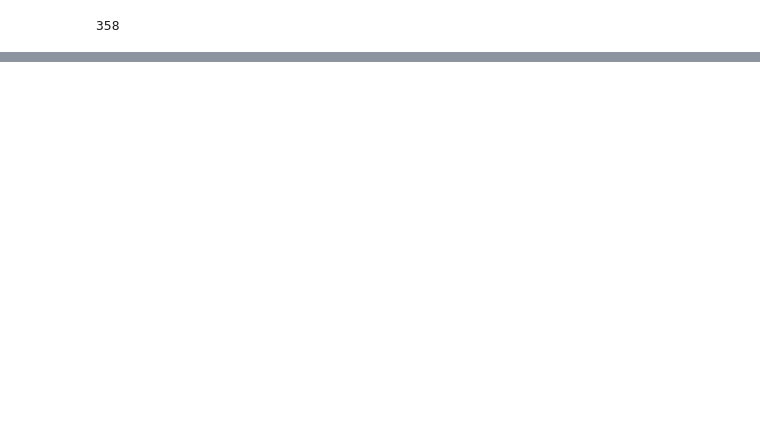
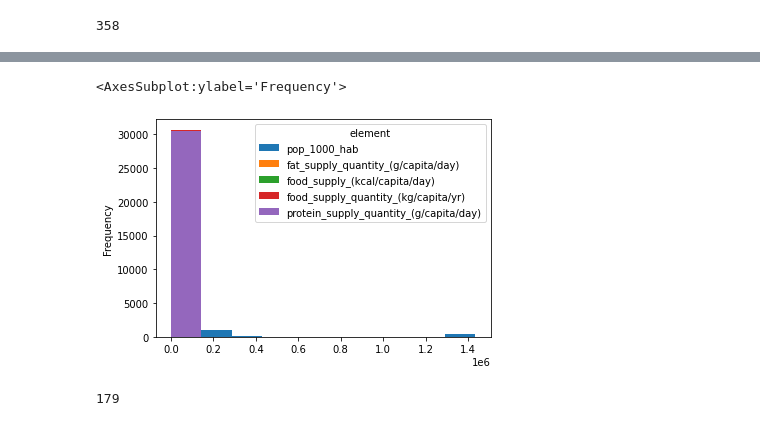
Before and after one commit to NinaNusb/FAOSTAT, a Jupyter notebook: df_list/FAOSTAT.ipynb, the cells around one changed output, grey strips where cells are left out. Cells and saved outputs as stored; diff of their text form; code cells hidden in the pictures; blank space fills up the shorter version.

```diff
--- a/df_list/FAOSTAT.ipynb
+++ b/df_list/FAOSTAT.ipynb
@@ -120,0 +270,4 @@ df_veg.head(5)
+# %%
+#[13] Modifier dataframe
+df3 = df2.drop(['unit'], axis =1)
+df3
@@ -120,0 +288,3 @@ df_veg.head(5)
+# %%
+table = pd.pivot_table(df3, values='value', index= ['area_code_(fao)', 'area', 'year', 'pop_1000_hab', 'type', 'item'], columns= ['element']).reset_index()
+table
@@ -120,0 +336,2 @@ df_veg.head(5)
+# %%
+table.columns=table.columns.str.strip().str.lower().str.replace(' ','_')
@@ -120,0 +414,8 @@ df_veg.head(5)
+# %%
+table[['pop_1000_hab', 'type', 'item',
+       'fat_supply_quantity_(g/capita/day)', 'food_supply_(kcal/capita/day)',
+       'food_supply_quantity_(kg/capita/yr)',
+       'protein_supply_quantity_(g/capita/day)']].plot(kind="hist")
+# %% [output]
+<AxesSubplot:ylabel='Frequency'>
+[figure, added]
@@ -120,0 +461,4 @@ df_veg.head(5)
+# %%
+len(table["area_code_(fao)"].unique())
+# %% [output]
+179
```
Also changed, not shown: parts of 114 cells of this notebook, 30 other files.
